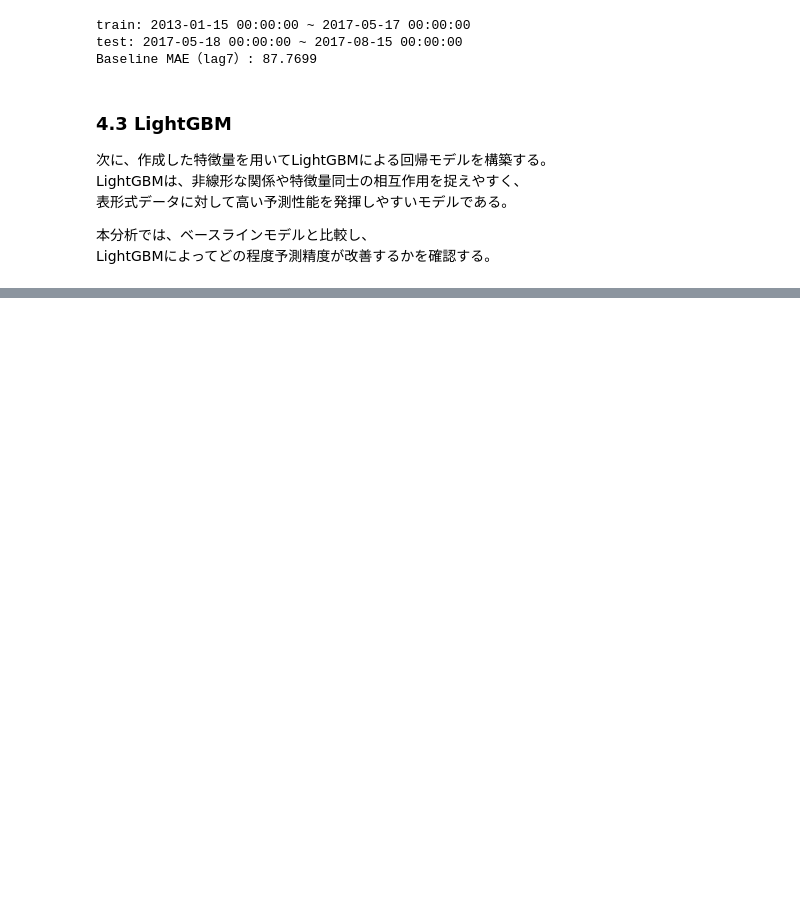
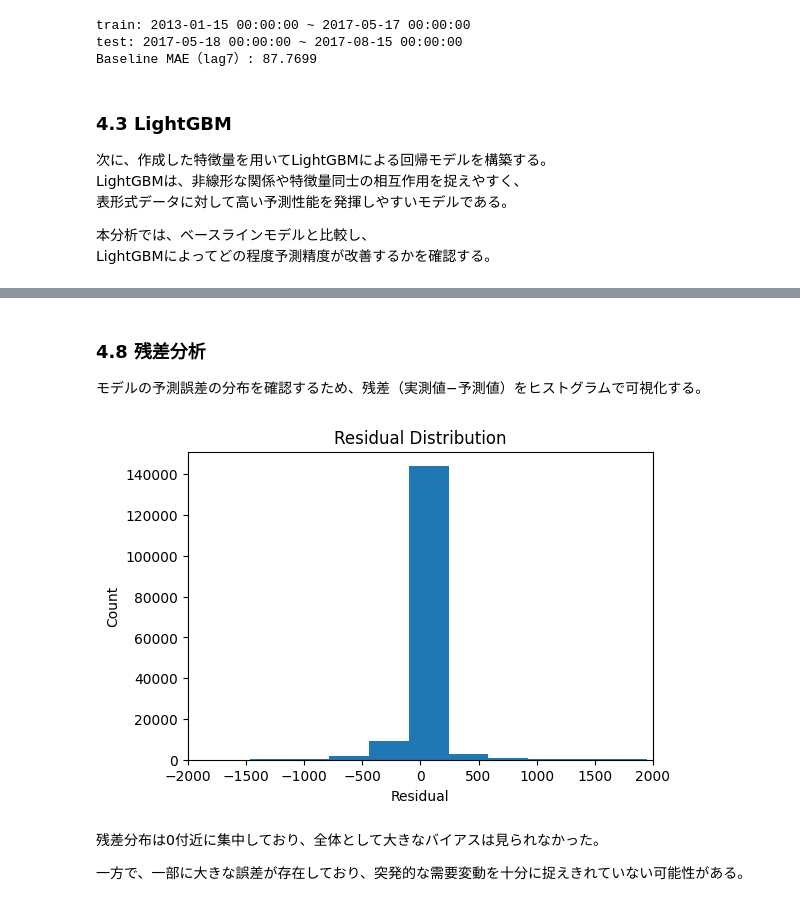
Before and after one commit to toshi039a/retail-demand-forecast, a Jupyter notebook: 需要予測PF_20260424.ipynb, the cells around one changed output, grey strips where cells are left out. Cells and saved outputs as stored; diff of their text form; code cells hidden in the pictures; blank space fills up the shorter version.

```diff
--- a/需要予測PF_20260424.ipynb
+++ b/需要予測PF_20260424.ipynb
@@ -652,0 +871,22 @@ plt.show()
+# %% [markdown]
+### 4.8 残差分析
+
+モデルの予測誤差の分布を確認するため、残差（実測値−予測値）をヒストグラムで可視化する。
+# %%
+# 残差（実測 - 予測）を計算
+residuals = y_test - tuned_lgb_pred
+
+# ヒストグラムで可視化
+plt.figure(figsize=(6,4))
+plt.hist(residuals, bins=50)
+plt.xlim(-2000, 2000)
+plt.title('Residual Distribution')
+plt.xlabel('Residual')
+plt.ylabel('Count')
+plt.show()
+# %% [output]
+[figure, added]
+# %% [markdown]
+残差分布は0付近に集中しており、全体として大きなバイアスは見られなかった。
+
+一方で、一部に大きな誤差が存在しており、突発的な需要変動を十分に捉えきれていない可能性がある。
```
Also changed, not shown: parts of 24 cells of this notebook.
